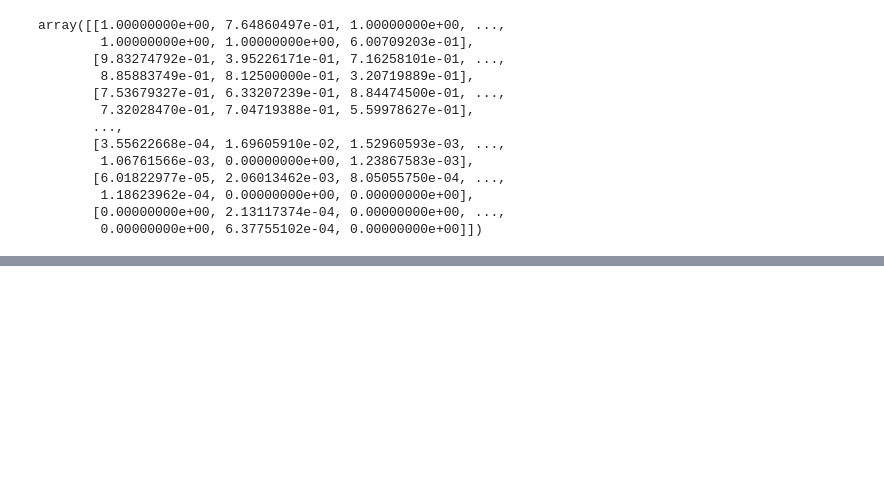
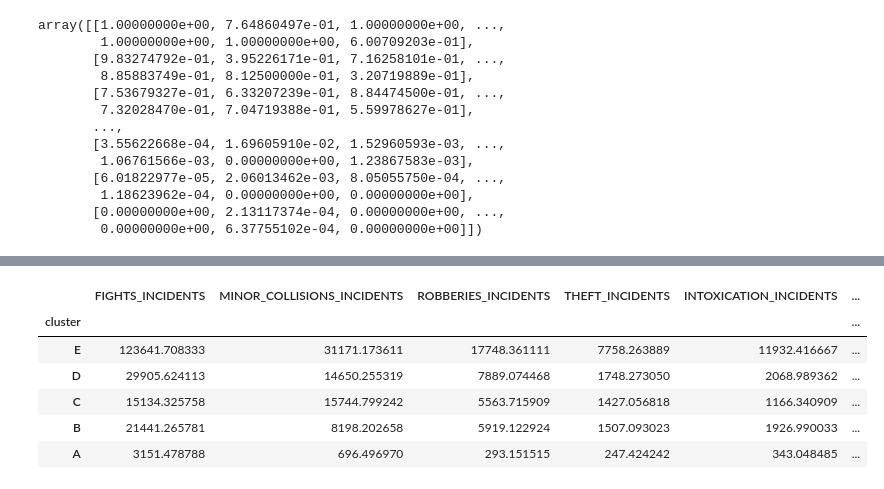
Before and after one commit to oanottage/bogota-smart-city-ai-repo, a Jupyter notebook: notebooks/EDA/silver.ipynb, the cells around one changed output, grey strips where cells are left out. Cells and saved outputs as stored; diff of their text form; code cells hidden in the pictures; blank space fills up the shorter version.

```diff
--- a/notebooks/EDA/silver.ipynb
+++ b/notebooks/EDA/silver.ipynb
@@ -79,0 +115,13 @@ array([[1.00000000e+00, 7.64860497e-01, 1.00000000e+00, ...,
+# %%
+# For the clusters, lets Label 4 'A', Label 1 'B', Label 5 'C', Label 3 'D', Label 2 'E'
+df['cluster'] = df['cluster'].map({4: 'A', 1: 'B', 5: 'C', 3: 'D', 2: 'E'})
+# %%
+df.groupby('cluster').mean().sort_values('total_incidents', ascending=False)
+# %% [output]
+|  | FIGHTS_INCIDENTS | MINOR_COLLISIONS_INCIDENTS | ROBBERIES_INCIDENTS | THEFT_INCIDENTS | INTOXICATION_INCIDENTS | ... |
+| cluster |  |  |  |  |  | ... |
+| E | 123641.708333 | 31171.173611 | 17748.361111 | 7758.263889 | 11932.416667 | ... |
+| D | 29905.624113 | 14650.255319 | 7889.074468 | 1748.273050 | 2068.989362 | ... |
+| C | 15134.325758 | 15744.799242 | 5563.715909 | 1427.056818 | 1166.340909 | ... |
+| B | 21441.265781 | 8198.202658 | 5919.122924 | 1507.093023 | 1926.990033 | ... |
+| A | 3151.478788 | 696.496970 | 293.151515 | 247.424242 | 343.048485 | ... |
```
Also changed, not shown: parts of 9 cells of this notebook, 2 other files.
